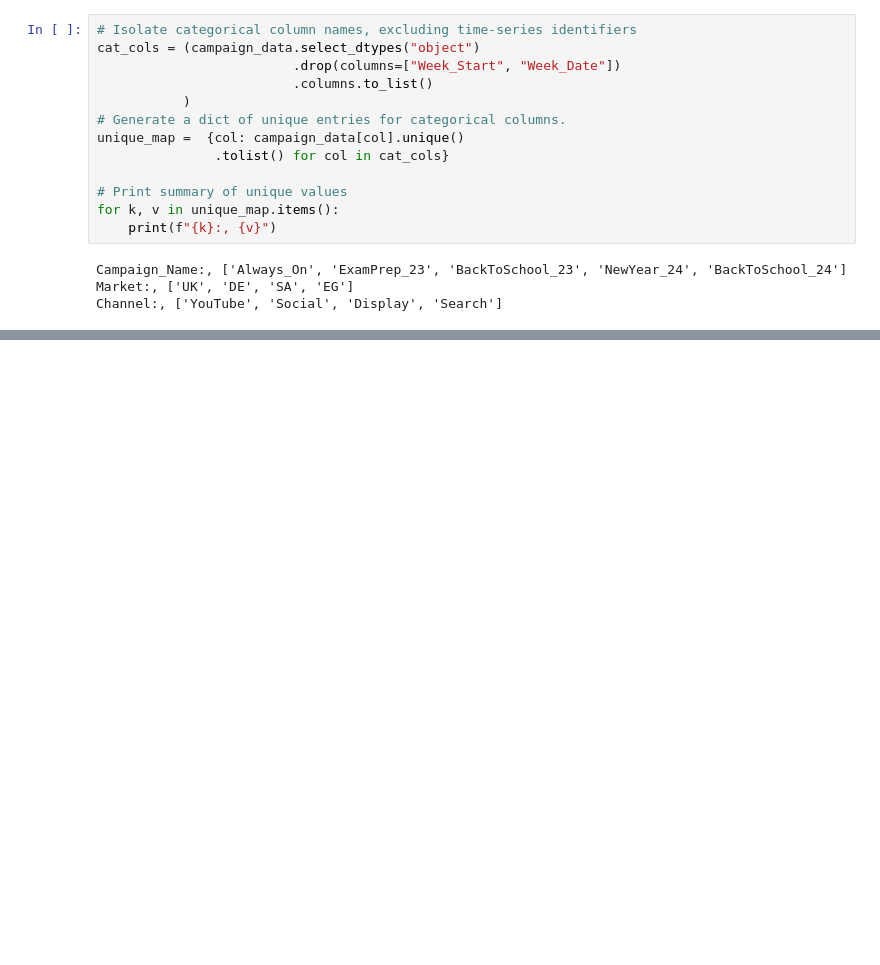
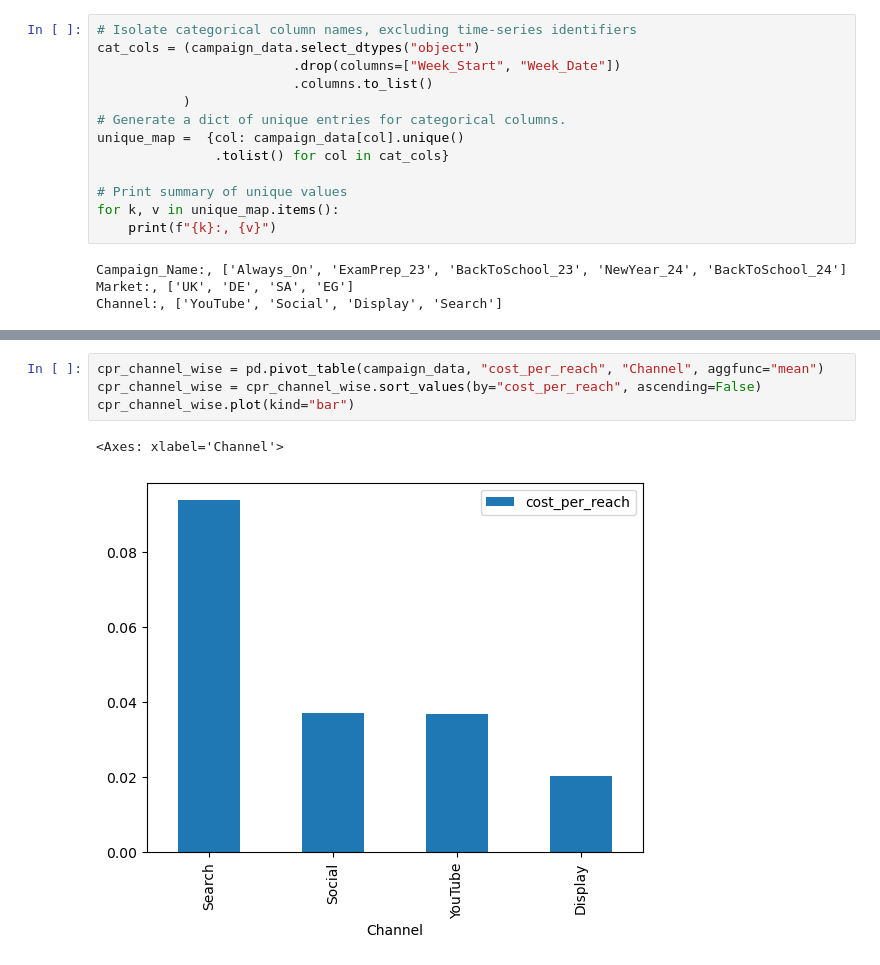
Before and after one commit to winniechebet/DigData-X-Google-GeminiPro-Marketing-Campaign-Analysis, a Jupyter notebook: campaign_data_inspection.ipynb, the cells around one changed output, grey strips where cells are left out. Saved outputs shown, nothing was run; the diff lists cells and outputs as text; blank space fills up the shorter version.

```diff
--- a/campaign_data_inspection.ipynb
+++ b/campaign_data_inspection.ipynb
@@ -67,0 +132,7 @@ Name: count, dtype: int64
+# %%
+cpr_channel_wise = pd.pivot_table(campaign_data, "cost_per_reach", "Channel", aggfunc="mean")
+cpr_channel_wise = cpr_channel_wise.sort_values(by="cost_per_reach", ascending=False)
+cpr_channel_wise.plot(kind="bar")
+# %% [output]
+<Axes: xlabel='Channel'>
+[figure, added]
```
Also changed, not shown: parts of 38 cells of this notebook.
